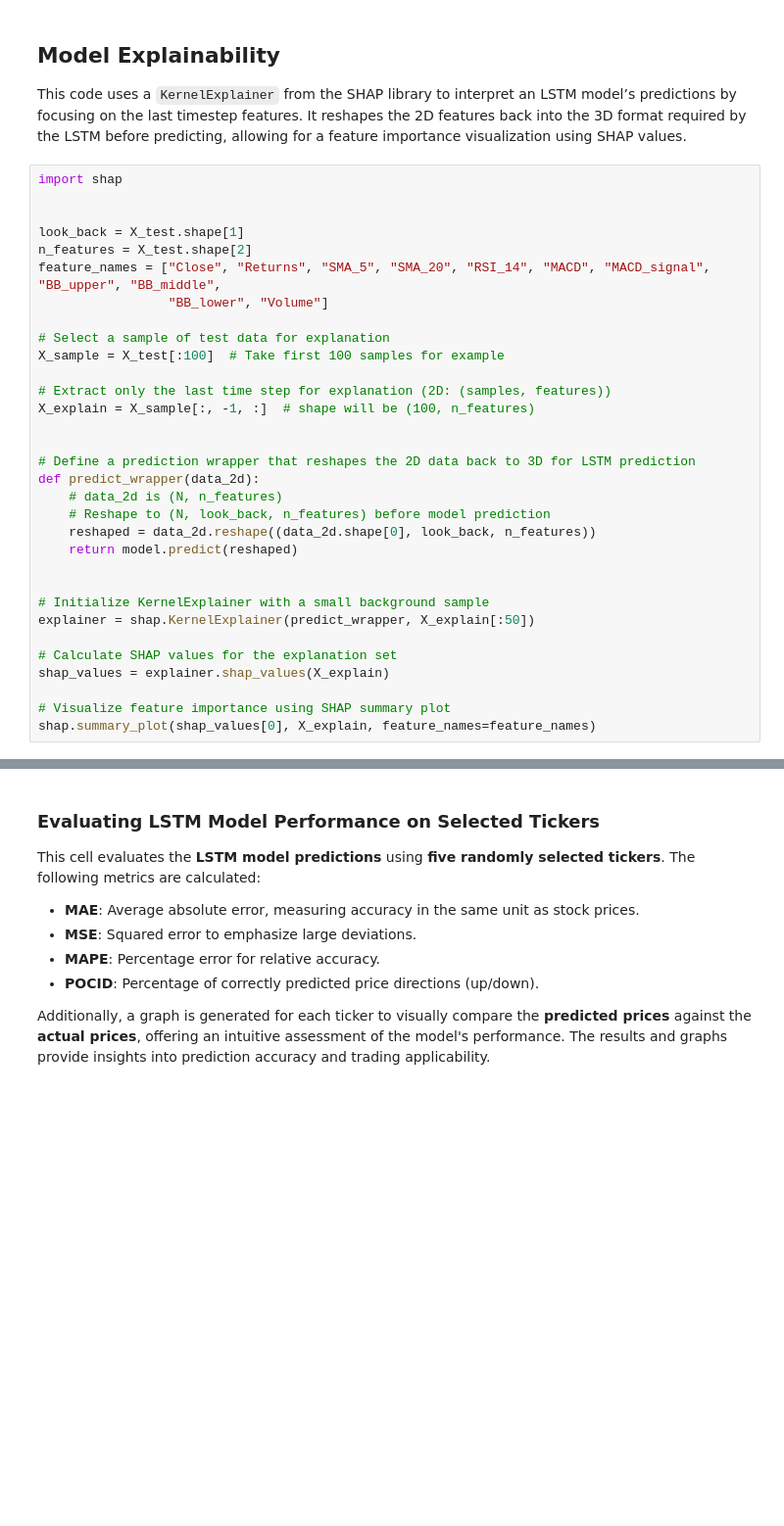
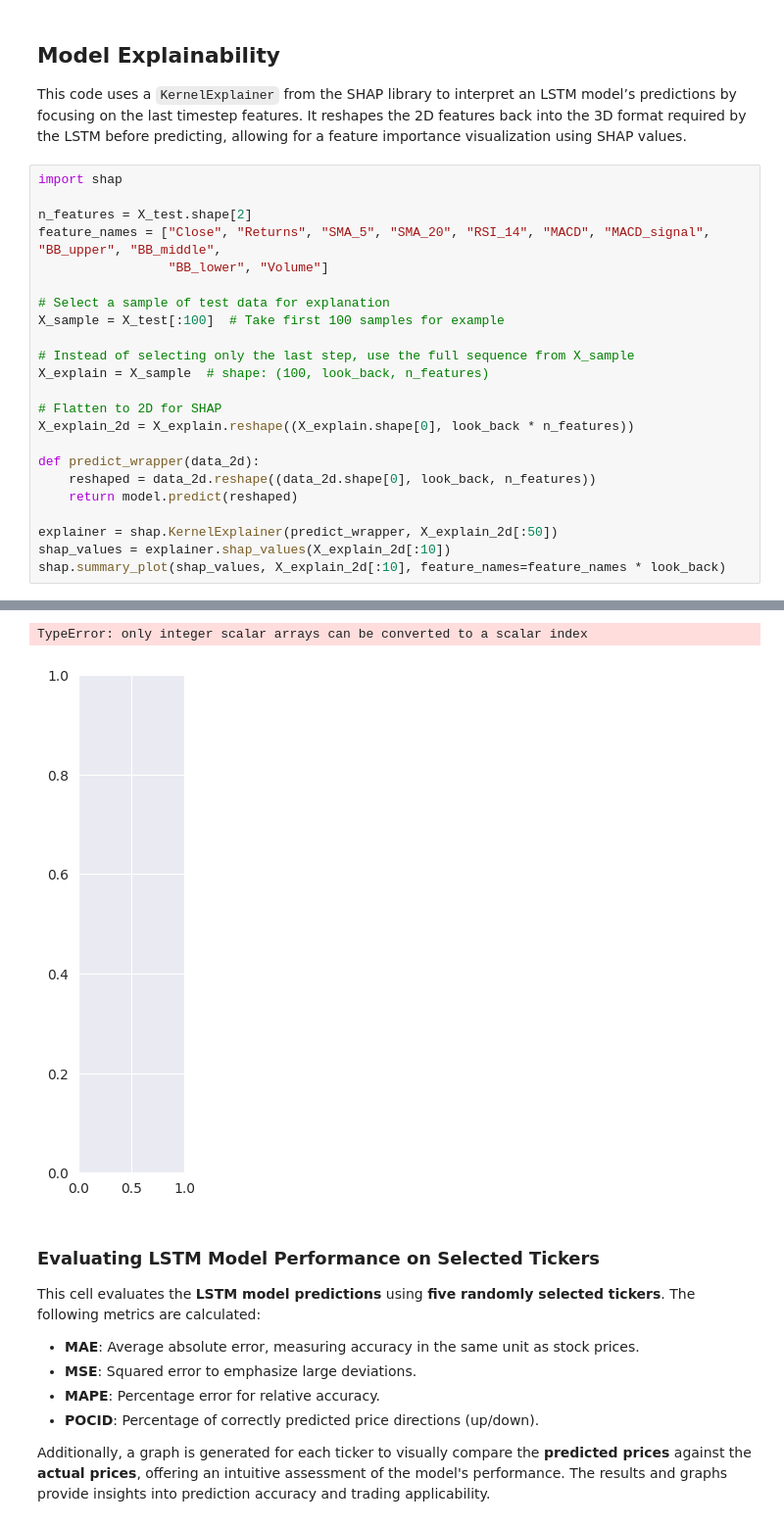
Before and after one commit to pmgfernandes04/SP500-Using-ML-and-Search-Methods, a Jupyter notebook: LSTM.ipynb, the cells around one changed output, grey strips where cells are left out. Shown at 98% size. Cells and saved outputs as stored; diff of their text form; blank space fills up the shorter version.

```diff
--- a/LSTM.ipynb
+++ b/LSTM.ipynb
@@ -446,8 +421,6 @@ This code uses a `KernelExplainer` from the SHAP library to interpret an LSTM mo
 # %%
 import shap
 
-
-look_back = X_test.shape[1]
 n_features = X_test.shape[2]
 feature_names = ["Close", "Returns", "SMA_5", "SMA_20", "RSI_14", "MACD", "MACD_signal", "BB_upper", "BB_middle",
                  "BB_lower", "Volume"]
@@ -455,24 +428,17 @@ feature_names = ["Close", "Returns", "SMA_5", "SMA_20", "RSI_14", "MACD", "MACD_
 # Select a sample of test data for explanation
 X_sample = X_test[:100]  # Take first 100 samples for example
 
-# Extract only the last time step for explanation (2D: (samples, features))
-X_explain = X_sample[:, -1, :]  # shape will be (100, n_features)
+# Instead of selecting only the last step, use the full sequence from X_sample
+X_explain = X_sample  # shape: (100, look_back, n_features)
 
+# Flatten to 2D for SHAP
+X_explain_2d = X_explain.reshape((X_explain.shape[0], look_back * n_features))
 
-# Define a prediction wrapper that reshapes the 2D data back to 3D for LSTM prediction
 def predict_wrapper(data_2d):
-    # data_2d is (N, n_features)
-    # Reshape to (N, look_back, n_features) before model prediction
     reshaped = data_2d.reshape((data_2d.shape[0], look_back, n_features))
     return model.predict(reshaped)
 
-
-# Initialize KernelExplainer with a small background sample
-explainer = shap.KernelExplainer(predict_wrapper, X_explain[:50])
-
-# Calculate SHAP values for the explanation set
-shap_values = explainer.shap_values(X_explain)
-
-# Visualize feature importance using SHAP summary plot
-shap.summary_plot(shap_values[0], X_explain, feature_names=feature_names)
+explainer = shap.KernelExplainer(predict_wrapper, X_explain_2d[:50])
+shap_values = explainer.shap_values(X_explain_2d[:10])
+shap.summary_plot(shap_values, X_explain_2d[:10], feature_names=feature_names * look_back)
 # %% [output]
@@ -480,3 +463,5 @@ NameError: name 'X_test' is not defined
+TypeError: only integer scalar arrays can be converted to a scalar index
+[figure, added]
 # %% [markdown]
 ### Evaluating LSTM Model Performance on Selected Tickers
 
```
Also changed, not shown: parts of 8 cells of this notebook, 6 other files.
